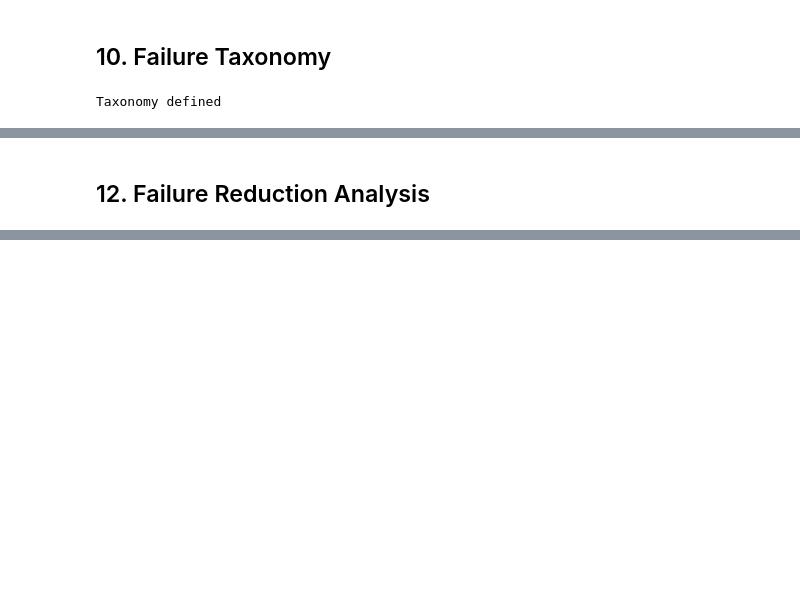
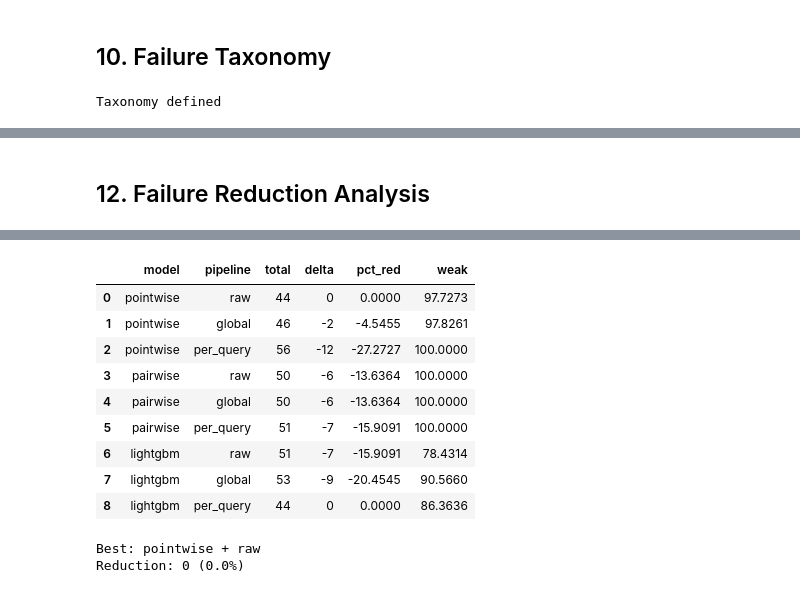
Before and after one commit to KushalMarahatta/Capstone_coding, a Jupyter notebook: notebooks/06_stronger_models.ipynb, the cells around one changed output, grey strips where cells are left out. Drawn from its saved outputs; the diff is of its cells as text; code cells hidden in the pictures; blank space fills up the shorter version.

Commit message:
Performed failure reduction analysis and Persistent failure analysis

```diff
--- a/notebooks/06_stronger_models.ipynb
+++ b/notebooks/06_stronger_models.ipynb
@@ -339,7 +339,7 @@ We are doing normalization even though LightGBM does not really need it because
 # %%
 class PairwiseLogisticRanker:
     def __init__(self, random_state=36, max_pairs_per_query=1000):
-        self.model=LogisticRegression(max_iter=1000, random_state=random_state, solver='lbfgs')
+        self.model=LogisticRegression(max_iter=1000, random_state=random_state, solver='lbfgs', class_weight='balanced')
         self.feature_cols=None
         self.max_pairs=max_pairs_per_query
         self.random_state=random_state
@@ -380,17 +380,16 @@ class PairwiseLogisticRanker:
         X, y=self._generate_pairs(train_df, feature_cols)
         print(f"Pairs: {len(X):,}, Classes: {np.bincount(y)}")  #if y has 0s and 1s, bincount might print like [4000,3800] meaning 4000 negatives and 3800 positives
         self.model.fit(X, y)
+        train_acc=self.model.score(X, y)
+        print(f"Pairwise train accuracy: {train_acc:.4f}")
         print(f"Trained")
 
     def predict(self, test_df):
         predictions=[]
-        w=self.model.coef_[0]       #learned weight vector (one weight per feature)
-        #self.model.coef_ might look like: [[0.8, -0.3, 1.2]]
-        #to get the 1D vector -> [0]
         for qid, group in test_df.groupby('qid'):
             group=group.reset_index(drop=True)
             X=group[self.feature_cols].values
-            scores=X.dot(w)
+            scores=self.model.decision_function(X)
             """
             Even though model was trained on pair differences, this scoring works because:
             if score(i) > score(j) then w·x_i > w·x_j, meaning model prefers i over j.
@@ -485,6 +524,7 @@ print("TRAINING & EVALUATION")
 print("="*80)
 
 models_config={
+    'pointwise': PointwiseLogisticRanker(RANDOM_SEED),
     'pairwise': PairwiseLogisticRanker(RANDOM_SEED, MAX_PAIRS_PER_QUERY),
     'lightgbm': LightGBMRanker(RANDOM_SEED)
 }
@@ -525,6 +565,10 @@ for model_name, model in models_config.items():
         agg=metrics_2007[['P@5_primary', 'NDCG@5', 'Failure@5_primary']].mean()
         print(f"\nMQ2007: P@5={agg['P@5_primary']:.4f}, NDCG@5={agg['NDCG@5']:.4f}, Fail@5={agg['Failure@5_primary']:.4f}")
 
+        agg8=metrics_2008[['P@5_primary', 'NDCG@5', 'Failure@5_primary']].mean()
+        print(f"MQ2008: P@5={agg8['P@5_primary']:.4f}, NDCG@5={agg8['NDCG@5']:.4f}, Fail@5={agg8['Failure@5_primary']:.4f}")
+
+
 print("\n"+"="* 80)
 print("EVALUATION COMPLETE")
 print("="*80)
@@ -639,2 +763,50 @@ GENERATING FAILURE PROFILES
-# %% [markdown]
-## 12. Failure Reduction Analysis
+# %% [markdown]
+## 12. Failure Reduction Analysis
+# %%
+print("\n"+"="*80)
+print("FAILURE REDUCTION ANALYSIS")
+print("="*80)
+
+baseline_profiles=pd.read_csv(PHASE5_OUTPUT / 'mq2007_failure_profiles.csv')
+baseline_raw=baseline_profiles[baseline_profiles['pipeline']=='raw']
+
+def compute_stats(profiles):
+    if len(profiles)==0:
+        return {'total': 0, 'weak': 0, 'sparse': 0, 'flat': 0}
+    t=len(profiles)
+    return {
+        'total': t,
+        'weak': 100 * profiles['weak_signal_primary'].sum() / t,
+        'sparse': 100 * profiles['relevance_sparse'].sum() / t,
+        'flat': 100 * profiles['flat_score'].sum() / t
+    }
+
+baseline=compute_stats(baseline_raw)
+print(f"\nBASELINE (Phase 5):")
+print(f"Total: {baseline['total']}")
+print(f"Weak: {baseline['weak']:.1f}%, Sparse: {baseline['sparse']:.1f}%, Flat: {baseline['flat']:.1f}%")
+
+reductions=[]
+for model in models_config.keys():
+    for pipeline in PIPELINES:
+        p=profiles_df[(profiles_df['model']==model) &
+                        (profiles_df['pipeline']==pipeline) &
+                        (profiles_df['dataset']=='MQ2007')]
+        s=compute_stats(p)
+        delta=baseline['total']-s['total']
+        pct_red=100 * delta / baseline['total'] if baseline['total'] > 0 else 0.0
+        reductions.append({
+            'model': model, 'pipeline': pipeline, 'total': s['total'],
+            'delta': delta, 'pct_red': pct_red,
+            'weak': s['weak'], 'delta_weak': baseline['weak'] - s['weak']
+        })
+
+red_df=pd.DataFrame(reductions)
+print(f"\n{'='*80}\nREDUCTION TABLE\n{'='*80}")
+display(red_df[['model', 'pipeline', 'total', 'delta', 'pct_red', 'weak']])
+
+best_idx=red_df['delta'].idxmax()
+best=red_df.loc[best_idx]
+print(f"\nBest: {best['model']} + {best['pipeline']}")
+print(f"Reduction: {best['delta']} ({best['pct_red']:.1f}%)")
+# %% [output]
@@ -640,0 +824,12 @@ GENERATING FAILURE PROFILES
+|  | model | pipeline | total | delta | pct_red | weak |
+| 0 | pointwise | raw | 44 | 0 | 0.0000 | 97.7273 |
+| 1 | pointwise | global | 46 | -2 | -4.5455 | 97.8261 |
+| 2 | pointwise | per_query | 56 | -12 | -27.2727 | 100.0000 |
+| 3 | pairwise | raw | 50 | -6 | -13.6364 | 100.0000 |
+| 4 | pairwise | global | 50 | -6 | -13.6364 | 100.0000 |
+| 5 | pairwise | per_query | 51 | -7 | -15.9091 | 100.0000 |
+| 6 | lightgbm | raw | 51 | -7 | -15.9091 | 78.4314 |
+| 7 | lightgbm | global | 53 | -9 | -20.4545 | 90.5660 |
+| 8 | lightgbm | per_query | 44 | 0 | 0.0000 | 86.3636 |
+Best: pointwise + raw
+Reduction: 0 (0.0%)
```
Also changed, not shown: parts of 12 cells of this notebook.
